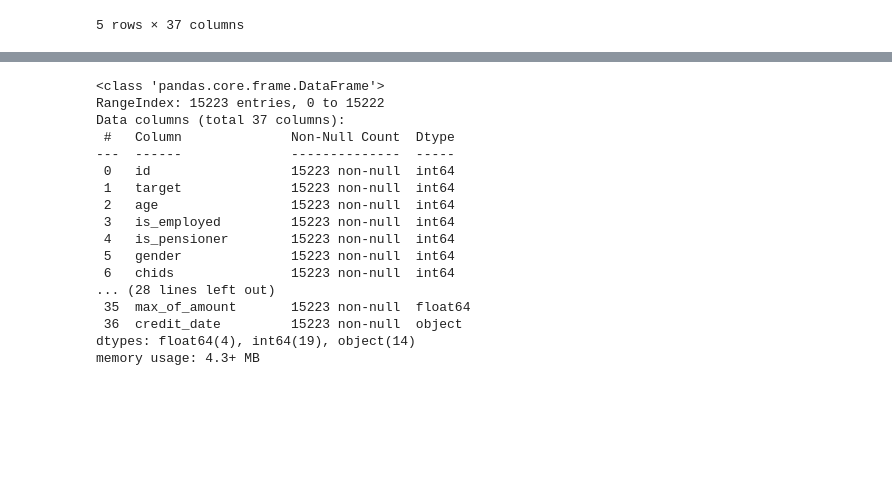
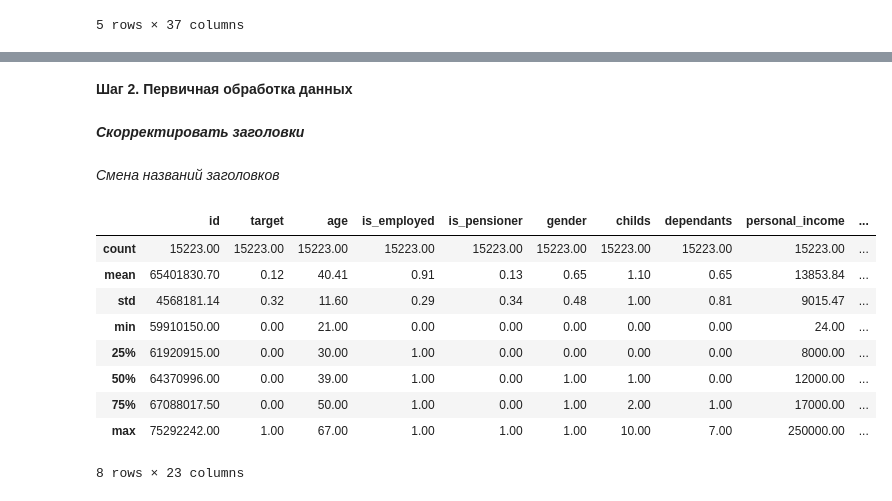
Before and after one commit to jenyadev3/TopResponders, a Jupyter notebook: vkr_project_target_company.ipynb, the cells around one changed output, grey strips where cells are left out. Saved outputs shown, nothing was run; the diff lists cells and outputs as text; code cells hidden in the pictures; blank space fills up the shorter version.

```diff
--- a/vkr_project_target_company.ipynb
+++ b/vkr_project_target_company.ipynb
@@ -134,27 +81,24 @@ df.tail()
+# %% [markdown]
+**Шаг 2. Первичная обработка данных**
+# %% [markdown]
+***Скорректировать заголовки***
+# %% [markdown]
+*Смена названий заголовков*
 # %%
-#1) Скорректировать заголовки
-
-df.columns = new_columns = ['id','target','age','is_employed','is_pensioner','gender','chids','dependants','education','marital_status','industry',
+df.columns = new_columns = ['id','target','age','is_employed','is_pensioner','gender','childs','dependants','education','marital_status','industry',
                'job_title','org_type_state','org_type_capital','job_field','family_income','personal_income','reg_province','fact_address',
                'postal_province','tp_province','region','has_real_state','own_auto','rus_auto','has_house','has_cottage',"has_garage",'has_land',
                'credit','term','residence_duration','work_experience','number_of_payments','overdue_payments','max_of_amount','credit_date']
 
-df.info()
+df.describe()
 # %% [output]
+|  | id | target | age | is_employed | is_pensioner | gender | childs | dependants | personal_income | ... |
+| count | 15223.00 | 15223.00 | 15223.00 | 15223.00 | 15223.00 | 15223.00 | 15223.00 | 15223.00 | 15223.00 | ... |
+| mean | 65401830.70 | 0.12 | 40.41 | 0.91 | 0.13 | 0.65 | 1.10 | 0.65 | 13853.84 | ... |
+| std | 4568181.14 | 0.32 | 11.60 | 0.29 | 0.34 | 0.48 | 1.00 | 0.81 | 9015.47 | ... |
+| min | 59910150.00 | 0.00 | 21.00 | 0.00 | 0.00 | 0.00 | 0.00 | 0.00 | 24.00 | ... |
+| 25% | 61920915.00 | 0.00 | 30.00 | 1.00 | 0.00 | 0.00 | 0.00 | 0.00 | 8000.00 | ... |
+| 50% | 64370996.00 | 0.00 | 39.00 | 1.00 | 0.00 | 1.00 | 1.00 | 0.00 | 12000.00 | ... |
+| 75% | 67088017.50 | 0.00 | 50.00 | 1.00 | 0.00 | 1.00 | 2.00 | 1.00 | 17000.00 | ... |
+| max | 75292242.00 | 1.00 | 67.00 | 1.00 | 1.00 | 1.00 | 10.00 | 7.00 | 250000.00 | ... |
-<class 'pandas.core.frame.DataFrame'>
-RangeIndex: 15223 entries, 0 to 15222
-Data columns (total 37 columns):
- #   Column              Non-Null Count  Dtype
----  ------              --------------  -----
- 0   id                  15223 non-null  int64
- 1   target              15223 non-null  int64
- 2   age                 15223 non-null  int64
- 3   is_employed         15223 non-null  int64
- 4   is_pensioner        15223 non-null  int64
- 5   gender              15223 non-null  int64
- 6   chids               15223 non-null  int64
-... (28 lines left out)
- 35  max_of_amount       15223 non-null  float64
- 36  credit_date         15223 non-null  object
-dtypes: float64(4), int64(19), object(14)
-memory usage: 4.3+ MB
+8 rows × 23 columns
```
Also changed, not shown: parts of 18 cells of this notebook.
